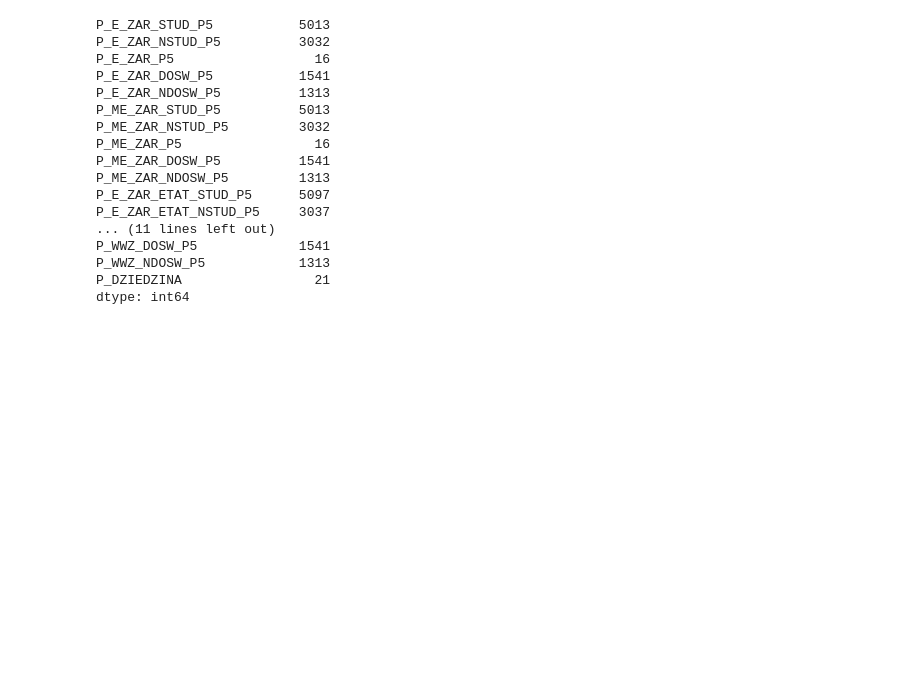
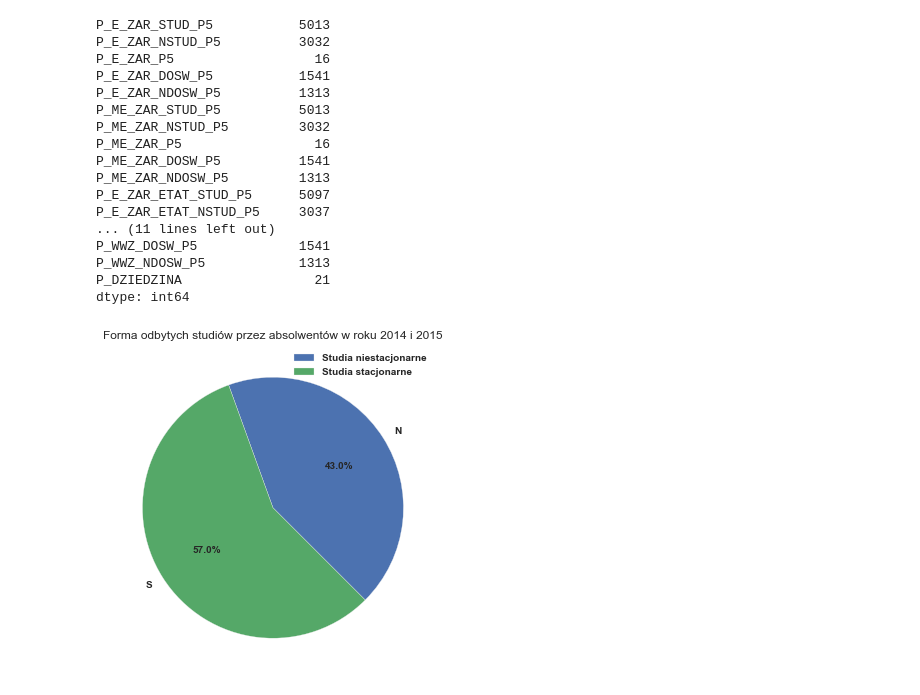
Before and after one commit to CptQuak/CasestudyGraduateEarnings, a Jupyter notebook: zadanie1.ipynb, the cells around one changed output. Drawn from its saved outputs; the diff is of its cells as text; code cells hidden in the pictures; blank space fills up the shorter version.

```diff
--- a/zadanie1.ipynb
+++ b/zadanie1.ipynb
@@ -1,8 +1,7 @@
 # %%
 import pandas as pd
 import matplotlib.pyplot as plt
-import numpy as np
-import seaborn as sns
+plt.rc('figure', figsize=(6, 6))
 # %%
 fields = ['P_ROKDYP',"P_N","P_POZIOM", # wartosci filtrujace
 "P_E_ZAR_STUD_P5","P_E_ZAR_NSTUD_P5","P_E_ZAR_P5", #dane o zarobkach absolwentow po 5 latach
@@ -92,3 +91,15 @@ wojewodztwa = {
     26:"Świętokrzyskie", 8:"Lubuskie"
 }
 data1['P_WOJ']=data1['P_WOJ'].map(wojewodztwa)
+# %%
+# Suma liczby absolwentow na studiach stacjonarnych i niestacjonarnych
+formadata = data1.groupby(['P_FORMA']).agg({"P_N":"sum"})
+formadata=formadata.reset_index()
+
+plt.pie(formadata['P_N'],labels=formadata['P_FORMA'],autopct='%1.1f%%',startangle=-45)
+plt.legend(['Studia niestacjonarne',"Studia stacjonarne"],loc="best")
+plt.title("Forma odbytych studiów przez absolwentów w roku 2014 i 2015")
+plt.savefig('Udzial1.png', dpi=400, bbox_inches='tight')
+plt.show()
+# %% [output]
+[figure, added]
```
Also changed, not shown: parts of 3 cells of this notebook, 2 other files.
